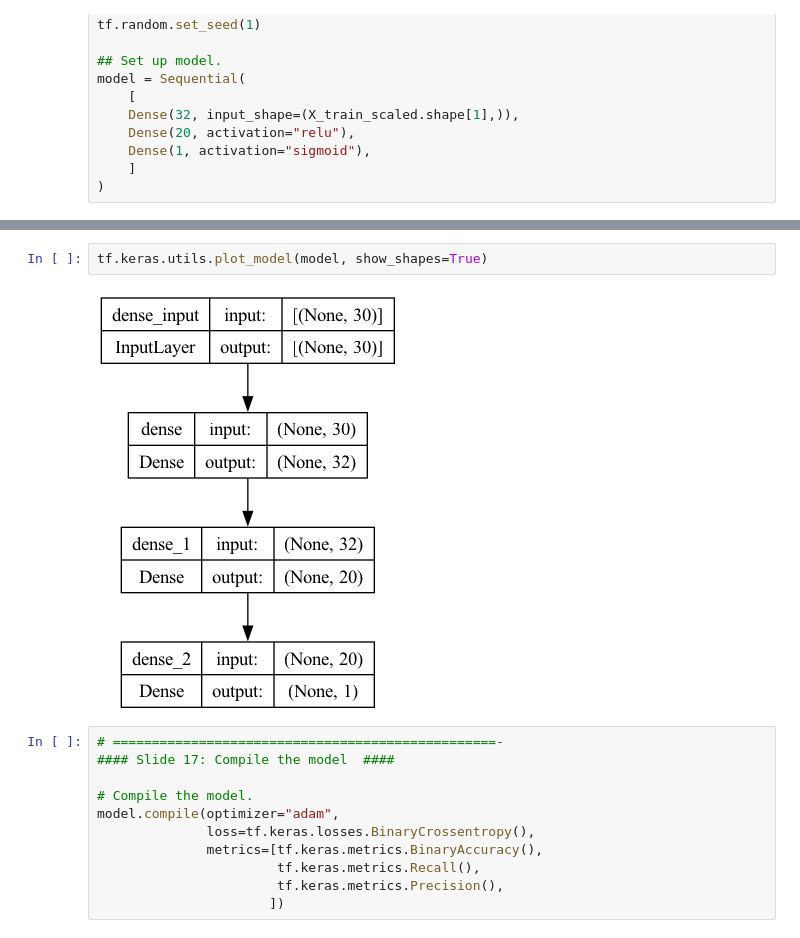
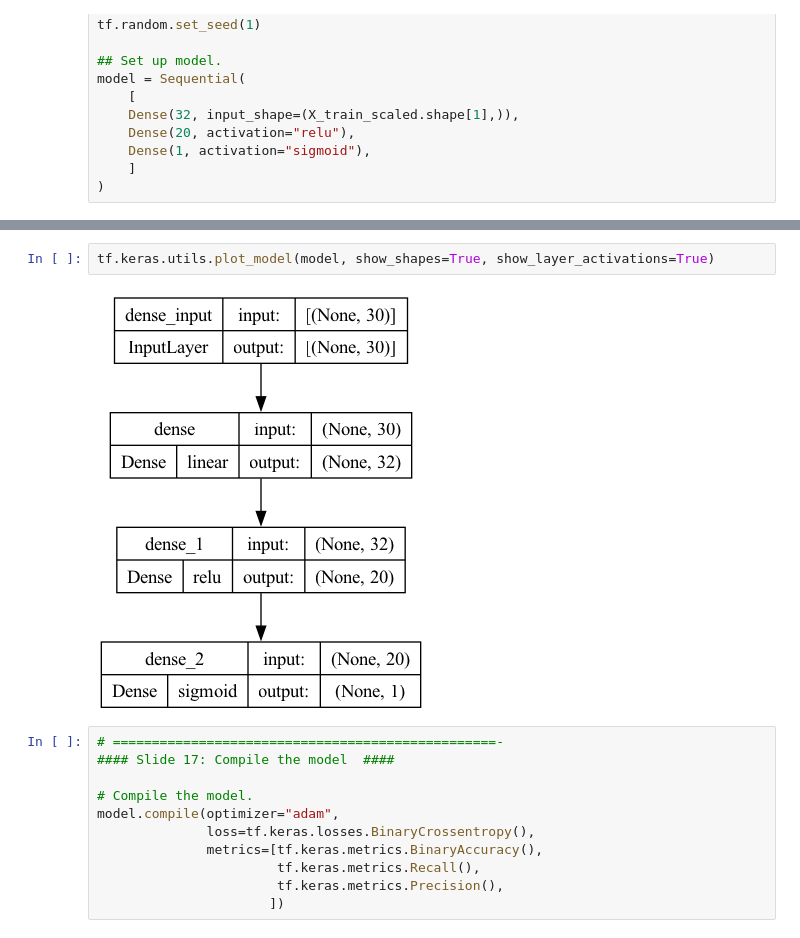
Before and after one commit to maptv/IntrotoNeural_Networks, a Jupyter notebook: IntroToNeuralNetworks/3-IntroToTensorflow/3-IntroToTensorflow-code.ipynb, the cells around one changed output, grey strips where cells are left out. Cells and saved outputs as stored; diff of their text form.

```diff
--- a/IntroToNeuralNetworks/3-IntroToTensorflow/3-IntroToTensorflow-code.ipynb
+++ b/IntroToNeuralNetworks/3-IntroToTensorflow/3-IntroToTensorflow-code.ipynb
@@ -143,7 +161,7 @@ model = Sequential(
 # %%
-tf.keras.utils.plot_model(model, show_shapes=True)
+tf.keras.utils.plot_model(model, show_shapes=True, show_layer_activations=True)
 # %% [output]
-[figure, old version]
+[figure, new version]
 # %%
 # =================================================-
 #### Slide 17: Compile the model  ####
```
Also changed, not shown: parts of 23 cells of this notebook.
